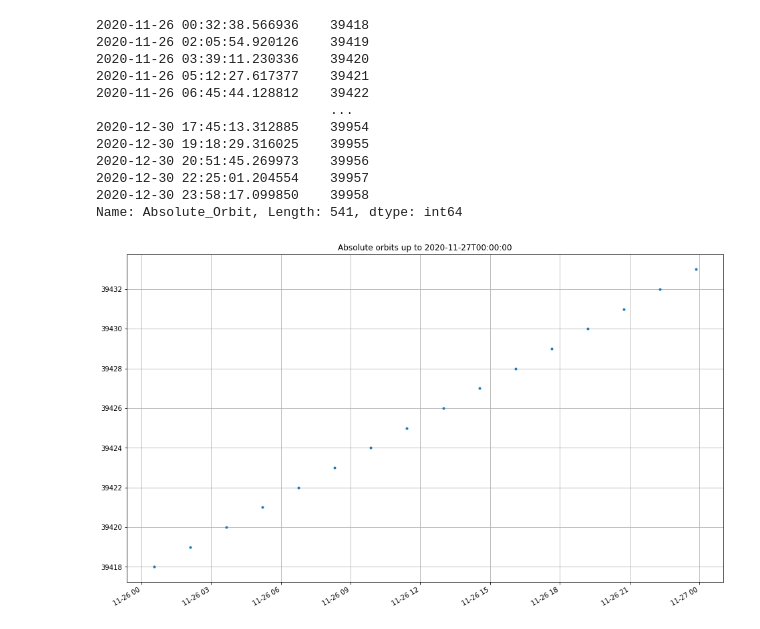
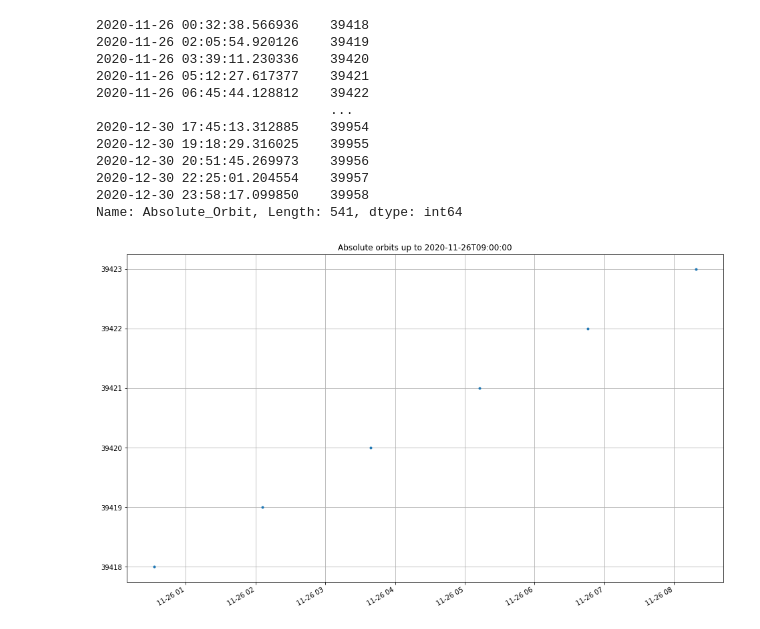
Before and after one commit to lmar76/swarmnb, a Jupyter notebook: predicted_orbit_files.ipynb, the cells around one changed output. Saved outputs shown, nothing was run; the diff lists cells and outputs as text; code cells hidden in the pictures.

```diff
--- a/predicted_orbit_files.ipynb
+++ b/predicted_orbit_files.ipynb
@@ -67,8 +67,8 @@ anxs
 2020-12-30 23:58:17.099850    39958
 Name: Absolute_Orbit, Length: 541, dtype: int64
 # %%
-end = '2020-11-27T00:00:00'
+end = '2020-11-26T09:00:00'
 anxs.loc[:end].plot(figsize=(16, 10), style='.', grid=True, title=f"Absolute orbits up to {end}")
 pyplot.show()
 # %% [output]
-[figure, old version]
+[figure, new version]
```
Also changed, not shown: parts of 1 cell of this notebook.
